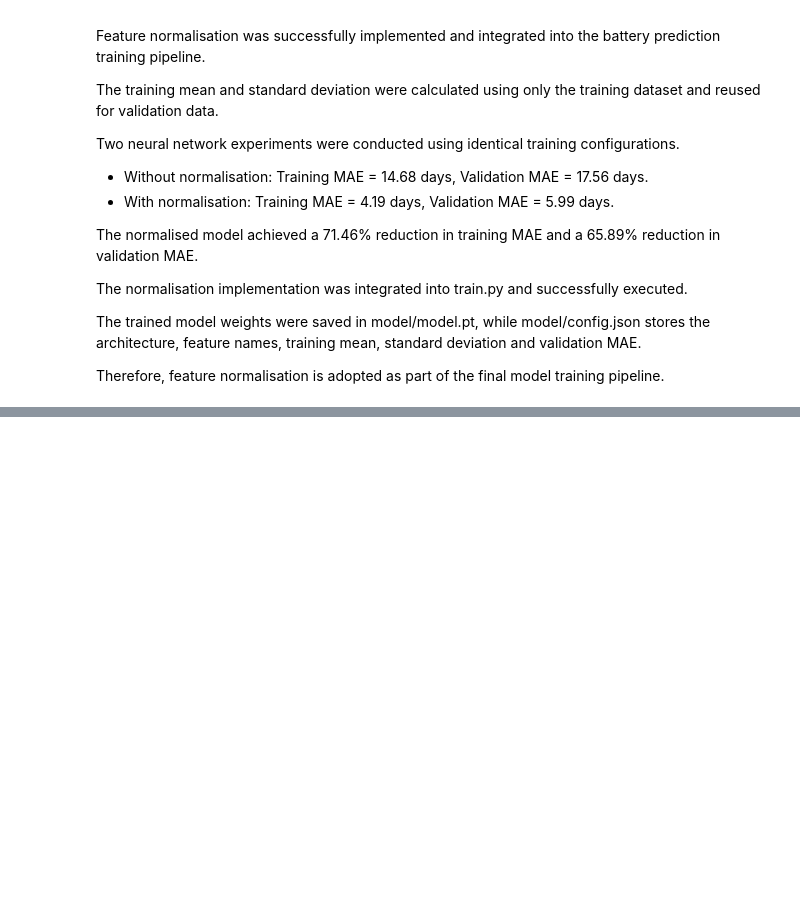
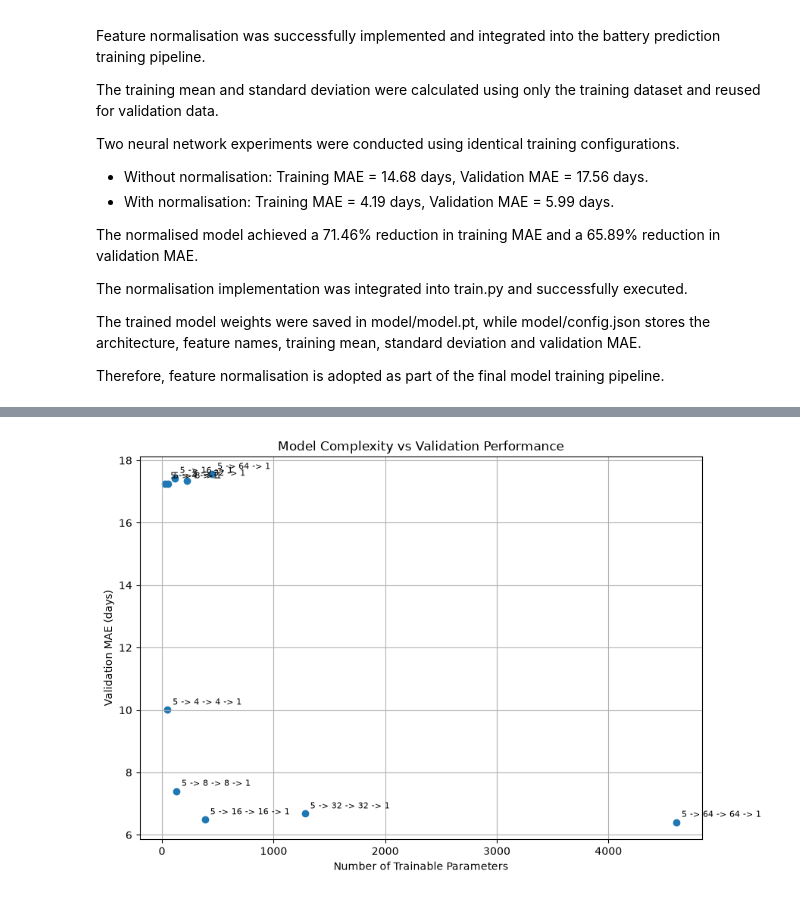
Before and after one commit to Suraj-S1108/edgeai-team13, a Jupyter notebook: mission2_neural_network_experiments.ipynb, the cells around one changed output, grey strips where cells are left out. Drawn from its saved outputs; the diff is of its cells as text; code cells hidden in the pictures; blank space fills up the shorter version.

Commit message:
Complete Phase 12 final model training and verification

```diff
--- a/mission2_neural_network_experiments.ipynb
+++ b/mission2_neural_network_experiments.ipynb
@@ -707,0 +1084,17 @@ Therefore, feature normalisation is adopted as part of the final model training
+# %%
+
+# Combine all ten architecture experiments
+
+all_results = one_layer_results + two_layer_results
+
+all_results_df = pd.DataFrame(all_results)
+
+all_results_df = all_results_df.sort_values(
+    by="Validation MAE"
+).reset_index(drop=True)
+
+print("Combined architecture experiment results:\n")
+print(all_results_df.to_string(index=False))
+
+print("\nBest architecture based on validation MAE:")
+print(all_results_df.iloc[0])
@@ -707,0 +1214,29 @@ Therefore, feature normalisation is adopted as part of the final model training
+# %%
+
+import matplotlib.pyplot as plt
+
+plt.figure(figsize=(9, 6))
+
+plt.scatter(
+    all_results_df["Parameters"],
+    all_results_df["Validation MAE"]
+)
+
+for _, row in all_results_df.iterrows():
+    plt.annotate(
+        row["Architecture"],
+        (row["Parameters"], row["Validation MAE"]),
+        xytext=(5, 5),
+        textcoords="offset points",
+        fontsize=8
+    )
+
+plt.xlabel("Number of Trainable Parameters")
+plt.ylabel("Validation MAE (days)")
+plt.title("Model Complexity vs Validation Performance")
+
+plt.grid(True)
+plt.tight_layout()
+plt.show()
+# %% [output]
+[figure, added]
```
Also changed, not shown: parts of 44 cells of this notebook, 3 other files.
